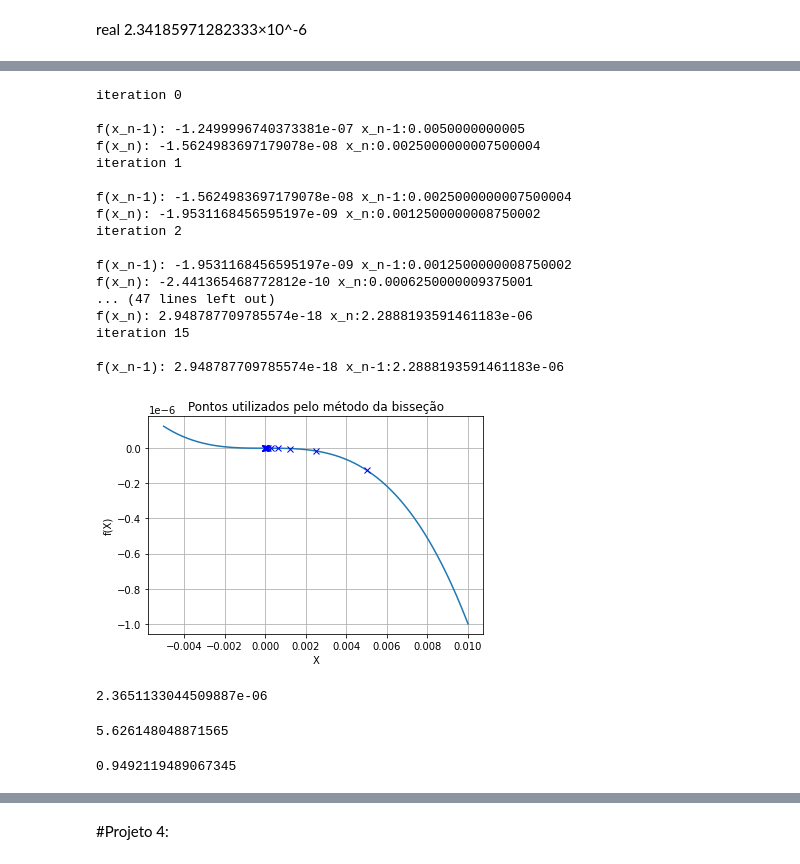
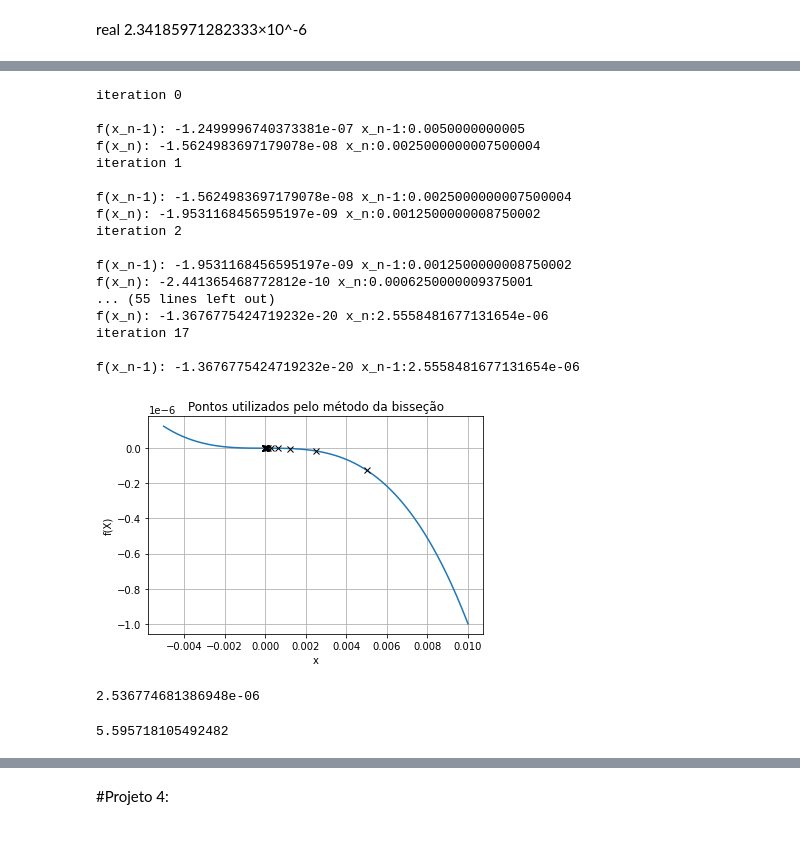
Before and after one commit to HerbertHipolito/lab.MatIndustrual, a Jupyter notebook: root.ipynb, the cells around one changed output, grey strips where cells are left out. Cells and saved outputs as stored; diff of their text form; code cells hidden in the pictures.

```diff
--- a/root.ipynb
+++ b/root.ipynb
@@ -170,35 +175,31 @@ f(x_n-1): 4.7793221055114654e-18 x_n-1:1.1454090652465821e-06
 # %%
 [k1,k2,k3,kh,pco2]=[10**(-6.3),10**(-10.3),10**(-14),10**(-1.46),375]
 
 #function = lambda x:x*5.474072610560535e-12 + 5.487070616723301e-22 + k3*x - x**3
 function = lambda x:(x*k1*kh*pco2)/((10**6)) + (2*k2*k1*kh*pco2)/(10**6) + k3*x - x**3
 
 bisection = bisection_method(function,10**(-12),10**(-2),True)
-result = bisection.find_root(0.05,1000,0.01,0.01)
+result = bisection.find_root(0.01,1000,0.01,0.01,'pro_2_2003')
 display(result)
 display(-np.log10(result))
 # %% [output]
 iteration 0
 
 f(x_n-1): -1.2499996740373381e-07 x_n-1:0.0050000000005
 f(x_n): -1.5624983697179078e-08 x_n:0.0025000000007500004
 iteration 1
 
 f(x_n-1): -1.5624983697179078e-08 x_n-1:0.0025000000007500004
 f(x_n): -1.9531168456595197e-09 x_n:0.0012500000008750002
 iteration 2
 
 f(x_n-1): -1.9531168456595197e-09 x_n-1:0.0012500000008750002
 f(x_n): -2.441365468772812e-10 x_n:0.0006250000009375001
-... (47 lines left out)
-f(x_n): 2.948787709785574e-18 x_n:2.2888193591461183e-06
-iteration 15
+... (55 lines left out)
+f(x_n): -1.3676775424719232e-20 x_n:2.5558481677131654e-06
+iteration 17
 
-f(x_n-1): 2.948787709785574e-18 x_n-1:2.2888193591461183e-06
+f(x_n-1): -1.3676775424719232e-20 x_n-1:2.5558481677131654e-06
-[figure, old version]
+[figure, new version]
-2.3651133044509887e-06
+2.536774681386948e-06
-5.626148048871565
+5.595718105492482
-# %%
-5.626148048871565/5.927177860910352
-# %% [output]
-0.9492119489067345
```
Also changed, not shown: parts of 11 cells of this notebook.
